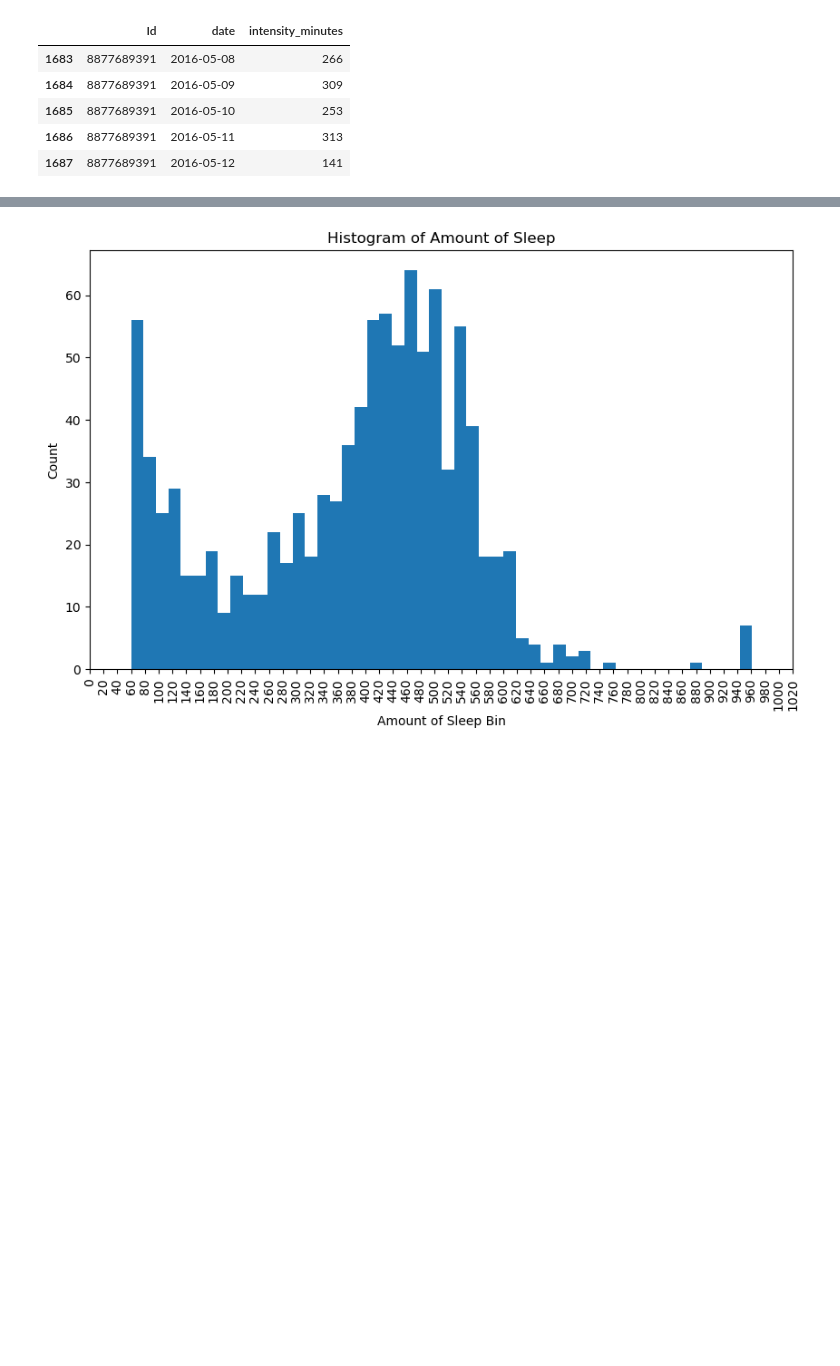
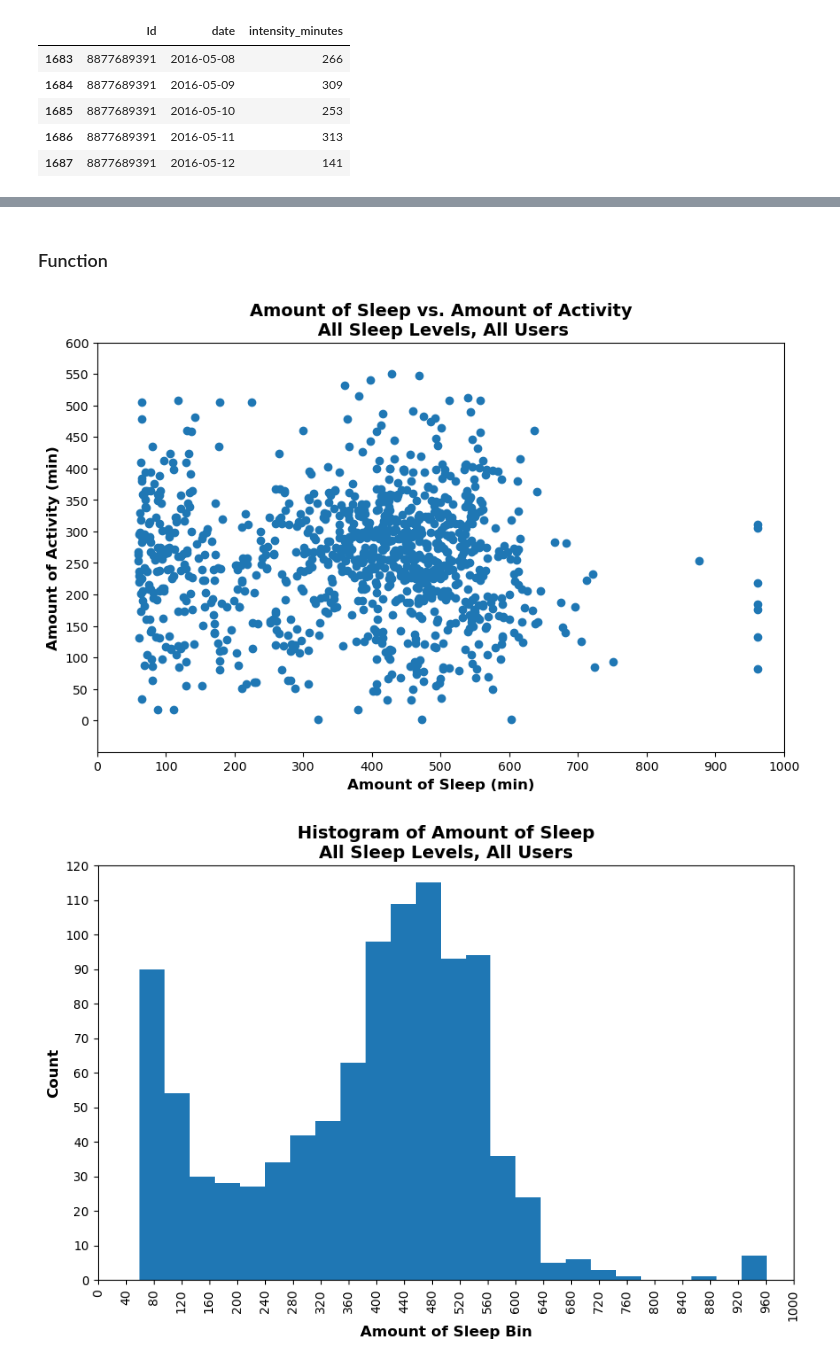
Before and after one commit to kashif45z2003/fitness_eda_Project, a Jupyter notebook: q2_sleep_impact.ipynb, the cells around one changed output, grey strips where cells are left out. Cells and saved outputs as stored; diff of their text form; code cells hidden in the pictures; blank space fills up the shorter version.

```diff
--- a/q2_sleep_impact.ipynb
+++ b/q2_sleep_impact.ipynb
@@ -191,13 +333,13 @@ plt.show()
-# %%
-#plot histogram
-fig2, ax2=plt.subplots(figsize=(10,6))
-ax2.hist(df_intensity_sleep_day["sleep_minutes"],bins=50)
-ax2.set_xlim(1,1000)
-ax2.set_xticks(ticks=range(0,1030,20))
-ax2.set_xlabel("Amount of Sleep Bin")
-ax2.set_ylabel("Count")
-ax2.set_title("Histogram of Amount of Sleep")
-ax2.set_xticklabels(ax2.get_xticks(), rotation=90)
-plt.show()
-# %% [output]
-[figure, removed]
+# %% [markdown]
+### Function
+# %%
+#plot using a function
+intensity_sleep_figures=intensity_sleep_plots(df_intensity_sleep_day,sleep_level,user_id)
+
+
+display(intensity_sleep_figures[0])
+display(intensity_sleep_figures[1])
+display(intensity_sleep_figures[2])
+# %% [output]
+[figure, added]
+[figure, added]
```
Also changed, not shown: parts of 25 cells of this notebook.
